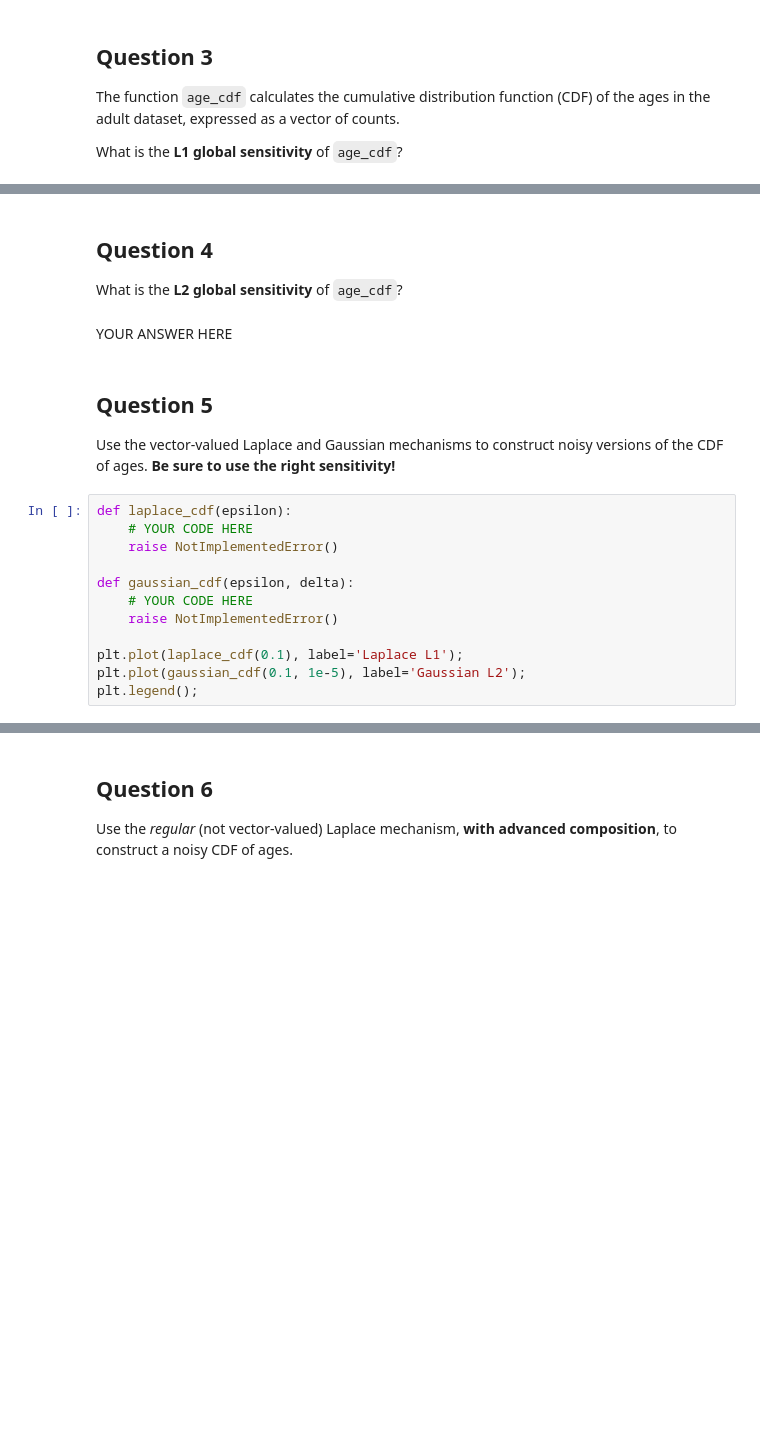
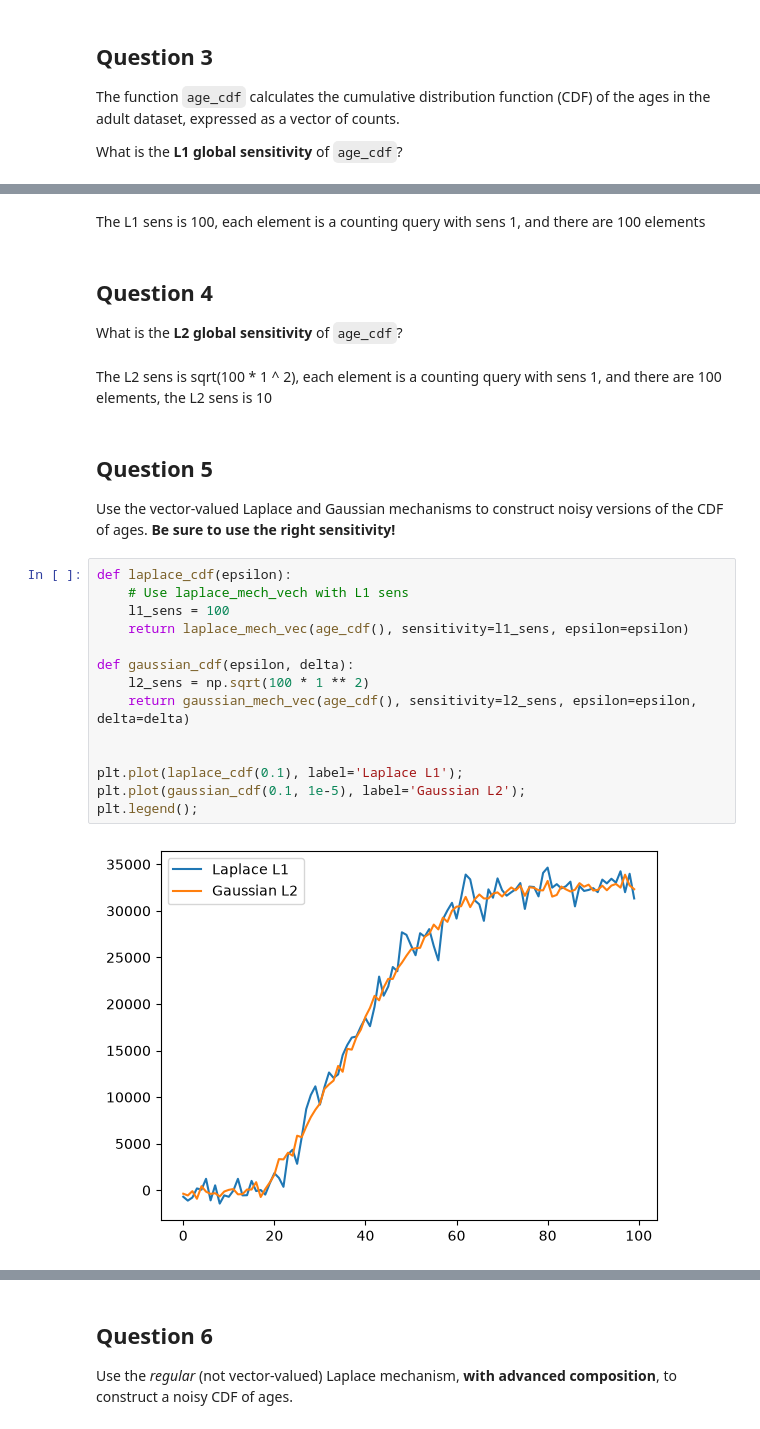
Before and after one commit to jonasgordonhemmett-tech/cs3110-data-privacy, a Jupyter notebook: exercises/CS3110_Ex_10-12-26.ipynb, the cells around one changed output, grey strips where cells are left out. Saved outputs shown, nothing was run; the diff lists cells and outputs as text; blank space fills up the shorter version.

```diff
--- a/exercises/CS3110_Ex_10-12-26.ipynb
+++ b/exercises/CS3110_Ex_10-12-26.ipynb
@@ -141,22 +149,28 @@ YOUR ANSWER HERE
+# %% [markdown]
+The L1 sens is 100, each element is a counting query with sens 1, and there are 100 elements
 # %% [markdown]
 ## Question 4
 
 What is the **L2 global sensitivity** of `age_cdf`?
-# %% [markdown]
-YOUR ANSWER HERE
+# %% [markdown]
+The L2 sens is sqrt(100 * 1 ^ 2), each element is a counting query with sens 1, and there are 100 elements, the L2 sens is 10
 # %% [markdown]
 ## Question 5
 
 Use the vector-valued Laplace and Gaussian mechanisms to construct noisy versions of the CDF of ages. **Be sure to use the right sensitivity!**
 # %%
 def laplace_cdf(epsilon):
-    # YOUR CODE HERE
-    raise NotImplementedError()
+    # Use laplace_mech_vech with L1 sens
+    l1_sens = 100
+    return laplace_mech_vec(age_cdf(), sensitivity=l1_sens, epsilon=epsilon)
 
 def gaussian_cdf(epsilon, delta):
-    # YOUR CODE HERE
-    raise NotImplementedError()
+    l2_sens = np.sqrt(100 * 1 ** 2)
+    return gaussian_mech_vec(age_cdf(), sensitivity=l2_sens, epsilon=epsilon, delta=delta)
+
 
 plt.plot(laplace_cdf(0.1), label='Laplace L1');
 plt.plot(gaussian_cdf(0.1, 1e-5), label='Gaussian L2');
 plt.legend();
+# %% [output]
+[figure, added]
```
Also changed, not shown: parts of 8 cells of this notebook, 2 other files.
